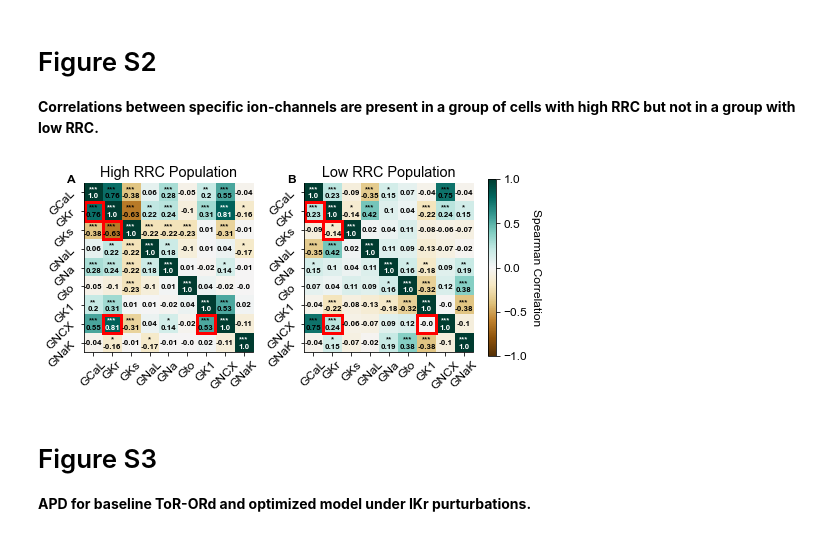
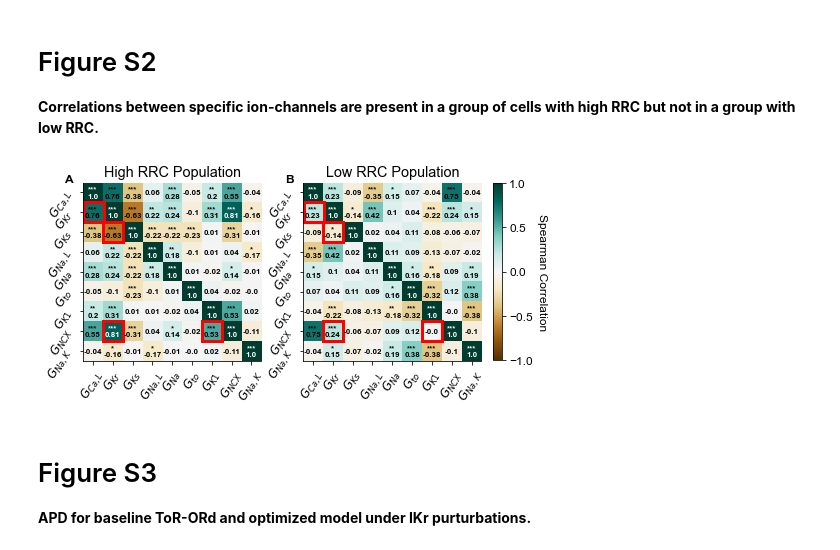
Before and after one commit to Christini-Lab/rrc-conductance-profile, a Jupyter notebook: reproduce_figures.ipynb, the cells around one changed output. Cells and saved outputs as stored; diff of their text form; code cells hidden in the pictures.

```diff
--- a/reproduce_figures.ipynb
+++ b/reproduce_figures.ipynb
@@ -383,8 +383,8 @@ axs2= sub2.subplots(1, 3)
 t, v_10, v_90 = get_torord_phys_data(data_path)
 axs1.fill_between(t, v_10, v_90, color='green', alpha = 0.1)
 axs1.plot(cond_data['OM']['data'][0]['t_rrc'], cond_data['OM']['data'][0]['v_rrc'], label = 'OM\nRRC=-'+str(round(cond_data['OM']['RRC']*10,2))+ ' A/F', color ='teal')
-axs1.plot(cond_data['OM1']['data'][0]['t_rrc'], cond_data['OM1']['data'][0]['v_rrc'], label = 'OM without $I_{NaL}$\nRRC=-'+str(round(cond_data['OM1']['RRC']*10,2))+ ' A/F', linestyle = 'dotted', color ='teal')
-axs1.plot(cond_data['OM3']['data'][0]['t_rrc'], cond_data['OM3']['data'][0]['v_rrc'], label = 'OM without $I_{CaL}$\nRRC=-'+str(round(cond_data['OM3']['RRC']*10,2))+ ' A/F', linestyle = 'dashdot', color ='teal')
+axs1.plot(cond_data['OM1']['data'][0]['t_rrc'], cond_data['OM1']['data'][0]['v_rrc'], label = 'OM without $I_{Na,L}$\nRRC=-'+str(round(cond_data['OM1']['RRC']*10,2))+ ' A/F', linestyle = 'dotted', color ='teal')
+axs1.plot(cond_data['OM3']['data'][0]['t_rrc'], cond_data['OM3']['data'][0]['v_rrc'], label = 'OM without $I_{Ca,L}$\nRRC=-'+str(round(cond_data['OM3']['RRC']*10,2))+ ' A/F', linestyle = 'dashdot', color ='teal')
 axs1.set_xlim([-20, 500])
 axs1.legend(frameon = False, fontsize = 8)
 axs1.set_ylabel('$V_m$ (mV)')
@@ -393,7 +393,7 @@ add_scalebar(axs1, 0, y_pos=-0.3)
 ##########################################################################################################
 
 # B) Local Sensitivity Analysis
-conductance_labels = ['$G_{CaL}$', '$G_{Ks}$', '$G_{Kr}$', '$G_{NaL}$', '$G_{Na}$', '$G_{to}$', '$G_{K1}$', '$G_{NCX}$', '$G_{NaK}$']
+conductance_labels = ['$G_{Ca,L}$', '$G_{Ks}$', '$G_{Kr}$', '$G_{Na,L}$', '$G_{Na}$', '$G_{to}$', '$G_{K1}$', '$G_{NCX}$', '$G_{Na,K}$']
 
 data_type_1 = ['BM', 'OM']
 data_type = ['rrc_error', 'morph_error']
@@ -470,7 +470,7 @@ for g in list(range(0, len(gens))):
 
 axs2[2].set_ylabel('Scaling')
 axs2[2].set_xticks(np.arange(1, len(all_trials[all_trials['gen']==gens[g]].sort_values('fitness').reset_index().filter(['i_cal_pca_multiplier', 'i_kr_multiplier', 'i_k1_multiplier', 'i_nal_multiplier']).iloc[0].to_list())+1, 1))
-axs2[2].set_xticklabels(['$G_{CaL}$', '$G_{Kr}$', '$G_{K1}$', '$G_{NaL}$'], rotation = 60, fontname="Arial", fontsize = 10);
+axs2[2].set_xticklabels(['$G_{Ca,L}$', '$G_{Kr}$', '$G_{K1}$', '$G_{Na,L}$'], rotation = 60, fontname="Arial", fontsize = 10);
 markers = [plt.Line2D([0,0],[0,0],color=color, marker='o', linestyle='') for color in colors]
 axs2[2].legend(markers, ['Gen 30', 'Gen 99'], numpoints=1, frameon=False, loc = (0.05,0.9), fontsize = 8)
 
@@ -500,9 +500,9 @@ t, v_10, v_90 = get_torord_phys_data(data_path)
 
 labs = ['BM1', 'BM2', 'BM3', 'BM4']
 #print_labs = ['BM-N', 'BM+', 'BM-$I_{CaL}$', 'BM-$I_{NaL}$']
-print_labs = ['BM', 'BM+', 'BM-$I_{CaL}$', 'BM-$I_{NaL}$']
+print_labs = ['BM', 'BM+', 'BM-$I_{Ca,L}$', 'BM-$I_{Na,L}$']
 #lab_info1 = ['+$I_{bias}$ & -$I_{bias}$', '+$I_{bias}$', '+$I_{bias}$ & \u2191 $I_{CaL}$', '+$I_{bias}$ & \u2191 $I_{NaL}$']
-lab_info1 = ['ToR-ORd', '+$I_{bias}$', '+$I_{bias}$ & \u2191 $I_{CaL}$', '+$I_{bias}$ & \u2191 $I_{NaL}$']
+lab_info1 = ['ToR-ORd', '+$I_{bias}$', '+$I_{bias}$ & \u2191 $I_{Ca,L}$', '+$I_{bias}$ & \u2191 $I_{Na,L}$']
 lines = ['solid', 'solid', 'solid', 'solid']
 colors = ['palevioletred', 'purple', 'orange', 'teal']
 x_pos = [185, 30, 55, 280]
@@ -647,7 +647,7 @@ for i in list(range(0, len(stim_index))):
         lw = 3
     axs[0, 1].plot(cond_data['BM']['data'][stim_index[i]]['t_rrc'], cond_data['BM']['data'][stim_index[i]]['v_rrc'], label = str(-round(cond_data['BM']['data'][stim_index[i]]['stim']*10,3))+' A/F', color = 'black', alpha = a[i], linewidth = lw)
 axs[0,1].legend(frameon = False, loc = 'upper right', bbox_to_anchor = (1.4,1), fontsize = 8)
-axs[0,1].set_title('ToR-ORd Model\nRRC = -'+ str(round(cond_data['BM']['RRC']*10, 3)) + ' A/F', fontsize = 12)
+axs[0,1].set_title('ToR-ORd Model\nRRC = -'+ str(round(cond_data['BM']['RRC']*10, 3)) + ' A/F')
 
 stim_index = [0, 5, 6, 8]
 for i in list(range(0, len(stim_index))):
@@ -661,7 +661,7 @@ axs[0,0].set_ylabel('$V_m$ (mV)')
 
 currents_t = ['ICaL.ICaL', 'IKr.IKr', 'IK1.IK1', 'INaCa.INaCa_i', 'INaK.INaK', 'INaL.INaL']
 currents_g = ['I_Ca.I_Ca', 'I_Kr.I_kr','I_Ki.I_ki', 'I_NCX.I_ncx', 'I_NaK.I_nak']
-mp.cumulative_current(cond_data['BM']['dat'], currents_t, axs[1, 1], normalise=False, labels = ['ICaL', 'IKr', 'IK1', 'INCX', 'INaK', 'INaL'])
+mp.cumulative_current(cond_data['BM']['dat'], currents_t, axs[1, 1], normalise=False, labels = ['$I_{Ca,L}$', '$I_{Kr}$', '$I_{K1}$', '$I_{NCX}$', '$I_{Na,K}$', '$I_{Na,L}$'])
 mp.cumulative_current(cond_data['GBM']['dat'], currents_g, axs[1, 0], normalise=False)
 axs[1,1].set_ylim([-6, 2])
 axs[1,0].set_ylim([-6, 2])
@@ -703,7 +703,7 @@ fig, axs = plt.subplots(2, 2, figsize = (7, 7), constrained_layout = True)
 cond_labels_g = ['GCaL', 'GKr', 'GKs', 'GNa', 'Gto', 'GK1', 'GNCX', 'GNaK']
 lines = ['solid', 'dotted', 'dashdot', 'dashed']
 labs = ['GBM1', 'GBM2', 'GBM3', 'GBM4']
-print_labs = ['GB', 'GB+', 'GB-$I_{CaL}$', 'GB-$I_{NaL}$']
+print_labs = ['GB', 'GB+', 'GB-$I_{Ca,L}$', 'GB-$I_{Na,L}$']
 
 ##########################################################################################################
 # A) AP & CA TRACES
@@ -731,7 +731,7 @@ axs[1,0].set_xlim([-10,500])
 
 ######################################################################################
 # C) LOCAL SENSTIVITY ANALYSIS
-conductance_labels = ['$G_{CaL}$', '$G_{Ks}$', '$G_{Kr}$', '$G_{NaL}$', '$G_{Na}$', '$G_{to}$', '$G_{K1}$', '$G_{NCX}$', '$G_{NaK}$']
+conductance_labels = ['$G_{Ca,L}$', '$G_{Ks}$', '$G_{Kr}$', '$G_{Na,L}$', '$G_{Na}$', '$G_{to}$', '$G_{K1}$', '$G_{NCX}$', '$G_{Na,K}$']
 
 data_type = 'rrc_error'
 labels = ['$C_3$']
@@ -869,7 +869,7 @@ fig, axs1 = plt.subplots(1,2, figsize = (7,5), constrained_layout = True)
 # A) HIGH RRC CORR MATRIX
 stat = spearmanr
 color_map = 'BrBG'
-cond_labels = ['GCaL', 'GKr', 'GKs', 'GNaL', 'GNa', 'Gto', 'GK1', 'GNCX', 'GNaK']
+cond_labels = ['$G_{Ca,L}$', '$G_{Kr}$', '$G_{Ks}$', '$G_{Na,L}$', '$G_{Na}$', '$G_{to}$', '$G_{K1}$', '$G_{NCX}$', '$G_{Na,K}$']
 
 low_rrc_data = all_trials[(all_trials['rrc_error']<2800) & (all_trials['total_morph_error']==0) & (all_trials['total_feature_error']==0)].filter(like = 'multiplier')
 low_corr = low_rrc_data.corr(method = 'spearman')
@@ -878,9 +878,9 @@ im = axs1[0].imshow(low_corr, cmap = color_map, vmin=-1, vmax=1)
 
 # Show all ticks and label them with the respective list entries.
 axs1[0].set_xticks(np.arange(len(cond_labels)))
-axs1[0].set_xticklabels(cond_labels, rotation = 45);
+axs1[0].set_xticklabels(cond_labels, rotation = 60);
 axs1[0].set_yticks(np.arange(len(cond_labels)))
-axs1[0].set_yticklabels(cond_labels, rotation = 45);
+axs1[0].set_yticklabels(cond_labels, rotation = 60);
 axs1[0].set_title('High RRC Population')
 
 texts = []
@@ -911,9 +911,9 @@ im = axs1[1].imshow(high_corr, cmap = color_map, vmin=-1, vmax=1)
 
 # Show all ticks and label them with the respective list entries.
 axs1[1].set_xticks(np.arange(len(cond_labels)))
-axs1[1].set_xticklabels(cond_labels, rotation = 45, fontname="Arial");
+axs1[1].set_xticklabels(cond_labels, rotation = 60, fontname="Arial");
 axs1[1].set_yticks(np.arange(len(cond_labels)))
-axs1[1].set_yticklabels(cond_labels, rotation = 45, fontname="Arial");
+axs1[1].set_yticklabels(cond_labels, rotation = 60, fontname="Arial");
 axs1[1].set_title('Low RRC Population')
 
 # Create colorbar
@@ -939,34 +939,34 @@ for i in range(high_corr.shape[0]):
         texts.append(text)
 
 ######################################################################################
 # ADD RECTANGLES
 # IKr and ICaL
 axs1[0].add_patch(Rectangle((-0.46, 0.5), 1, 1, fill=False, edgecolor='red', lw=3))
 axs1[1].add_patch(Rectangle((-0.46, 0.5), 1, 1, fill=False, edgecolor='red', lw=3))
 
 # IKr and IKs
 axs1[0].add_patch(Rectangle((0.5, 1.5), 1, 1, fill=False, edgecolor='red', lw=3))
 axs1[1].add_patch(Rectangle((0.5, 1.5), 1, 1, fill=False, edgecolor='red', lw=3))
 
 # IKr and NCX;
 axs1[0].add_patch(Rectangle((0.5, 6.5), 1, 1, fill=False, edgecolor='red', lw=3))
 axs1[1].add_patch(Rectangle((0.5, 6.5), 1, 1, fill=False, edgecolor='red', lw=3))
 
 #IK1 and NCX;
 axs1[0].add_patch(Rectangle((5.5, 6.5), 1, 1, fill=False, edgecolor='red', lw=3))
 axs1[1].add_patch(Rectangle((5.5, 6.5), 1, 1, fill=False, edgecolor='red', lw=3))
 
 ######################################################################################
 # LETTER LABELS
 axs1[0].text(-0.1, 1, 'A', transform=axs1[0].transAxes, weight='bold')
 axs1[1].text(-0.1, 1, 'B', transform=axs1[1].transAxes, weight='bold')
 
 ######################################################################################
 # SAVE FIGURE
 plt.savefig(figures_path+'figS2.pdf', trasparent=True)
 plt.savefig(figures_path+'figS2.png', trasparent=True, dpi = 300)
 # %% [output]
-[figure, old version]
+[figure, new version]
 # %% [markdown]
 # Figure S3
 **APD for baseline ToR-ORd and optimized model under IKr purturbations.**
```
Also changed, not shown: parts of 9 cells of this notebook, 22 other files.
